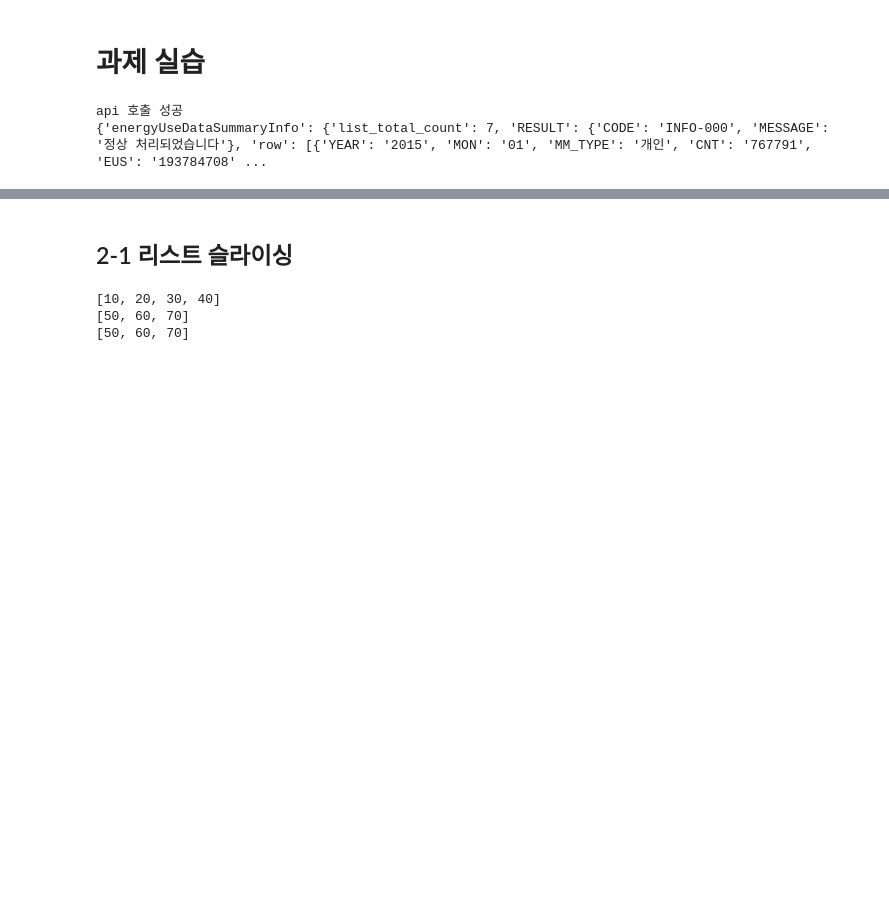
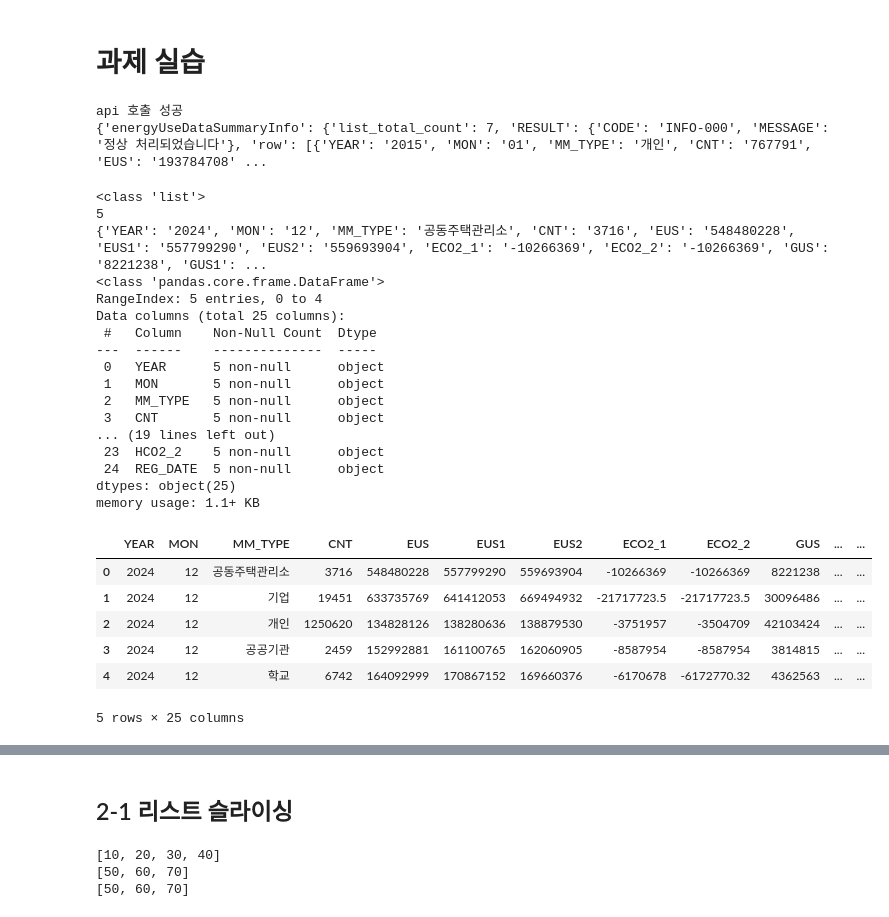
Before and after one commit to punghunLee/Data-Analysis-with-Open-Source, a Jupyter notebook: 오픈소스_데이터_분석_2강.ipynb, the cells around one changed output, grey strips where cells are left out. Cells and saved outputs as stored; diff of their text form; code cells hidden in the pictures; blank space fills up the shorter version.

```diff
--- a/오픈소스_데이터_분석_2강.ipynb
+++ b/오픈소스_데이터_분석_2강.ipynb
@@ -13,10 +181,11 @@ url = "http://openapi.seoul.go.kr:8088/59585a536a70756e313131694a427a72/json/ene
 api_key = "59585a536a70756e313131694a427a72"
 
 params = {
-'serviceKey': api_key, 'returnType': 'json', 'numOfRows': '100',
-'pageNo': '1',
-'sidoName': '서울',
-'ver': '1.0'
+    'KEY': api_key,
+    'TYPE': 'json',
+    'SERVICE': 'energyUseDataSummaryInfo',
+    'START_INDEX': '1',
+    'END_INDEX': '25',
 }
 
 response = requests.get(url, params=params)
@@ -29,3 +198,41 @@ else:
 # %% [output]
 api 호출 성공
 {'energyUseDataSummaryInfo': {'list_total_count': 7, 'RESULT': {'CODE': 'INFO-000', 'MESSAGE': '정상 처리되었습니다'}, 'row': [{'YEAR': '2015', 'MON': '01', 'MM_TYPE': '개인', 'CNT': '767791', 'EUS': '193784708' ...
+# %%
+import pandas as pd
+
+data = response.json()['energyUseDataSummaryInfo']['row']
+
+df = pd.DataFrame(data)
+
+print(type(data))
+print(len(data))
+print(data[0])
+df.info()
+df= pd.DataFrame(data)
+df
+# %% [output]
+<class 'list'>
+5
+{'YEAR': '2024', 'MON': '12', 'MM_TYPE': '공동주택관리소', 'CNT': '3716', 'EUS': '548480228', 'EUS1': '557799290', 'EUS2': '559693904', 'ECO2_1': '-10266369', 'ECO2_2': '-10266369', 'GUS': '8221238', 'GUS1': ...
+<class 'pandas.core.frame.DataFrame'>
+RangeIndex: 5 entries, 0 to 4
+Data columns (total 25 columns):
+ #   Column    Non-Null Count  Dtype
+---  ------    --------------  -----
+ 0   YEAR      5 non-null      object
+ 1   MON       5 non-null      object
+ 2   MM_TYPE   5 non-null      object
+ 3   CNT       5 non-null      object
+... (19 lines left out)
+ 23  HCO2_2    5 non-null      object
+ 24  REG_DATE  5 non-null      object
+dtypes: object(25)
+memory usage: 1.1+ KB
+|  | YEAR | MON | MM_TYPE | CNT | EUS | EUS1 | EUS2 | ECO2_1 | ECO2_2 | GUS | ... | ... |
+| 0 | 2024 | 12 | 공동주택관리소 | 3716 | 548480228 | 557799290 | 559693904 | -10266369 | -10266369 | 8221238 | ... | ... |
+| 1 | 2024 | 12 | 기업 | 19451 | 633735769 | 641412053 | 669494932 | -21717723.5 | -21717723.5 | 30096486 | ... | ... |
+| 2 | 2024 | 12 | 개인 | 1250620 | 134828126 | 138280636 | 138879530 | -3751957 | -3504709 | 42103424 | ... | ... |
+| 3 | 2024 | 12 | 공공기관 | 2459 | 152992881 | 161100765 | 162060905 | -8587954 | -8587954 | 3814815 | ... | ... |
+| 4 | 2024 | 12 | 학교 | 6742 | 164092999 | 170867152 | 169660376 | -6170678 | -6172770.32 | 4362563 | ... | ... |
+5 rows × 25 columns
```
Also changed, not shown: parts of 5 cells of this notebook.
